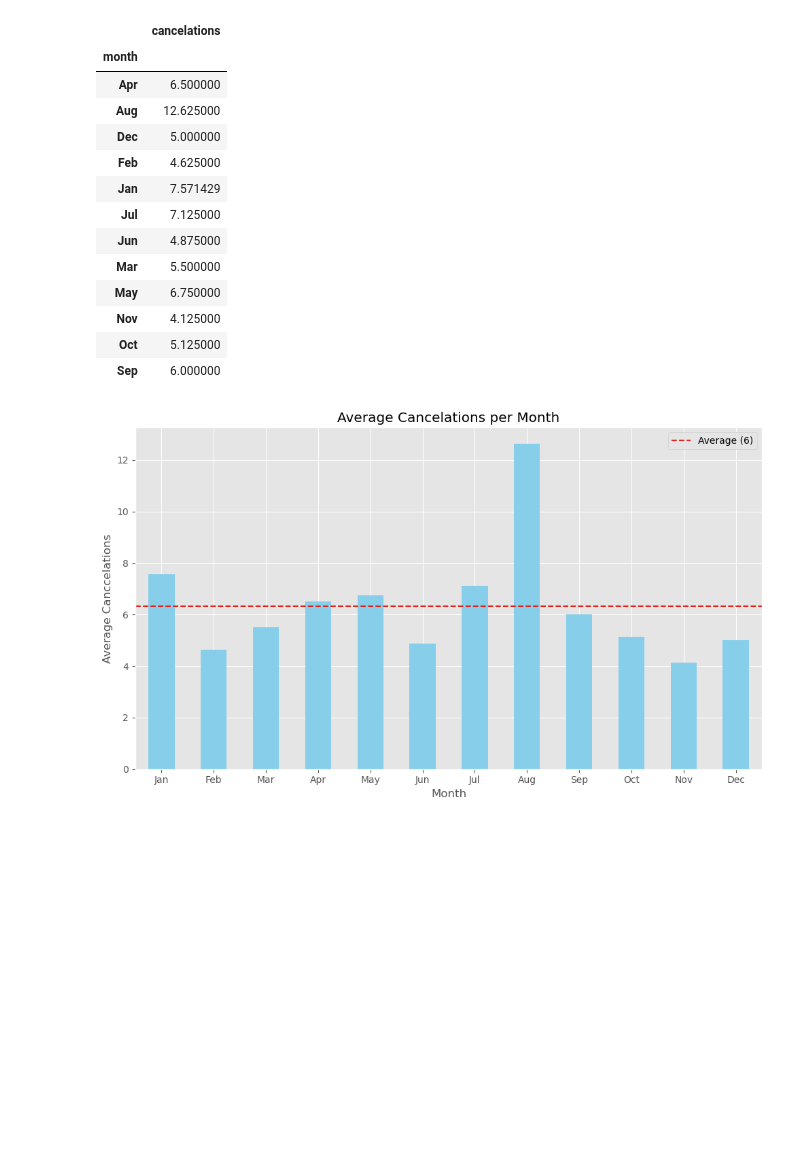
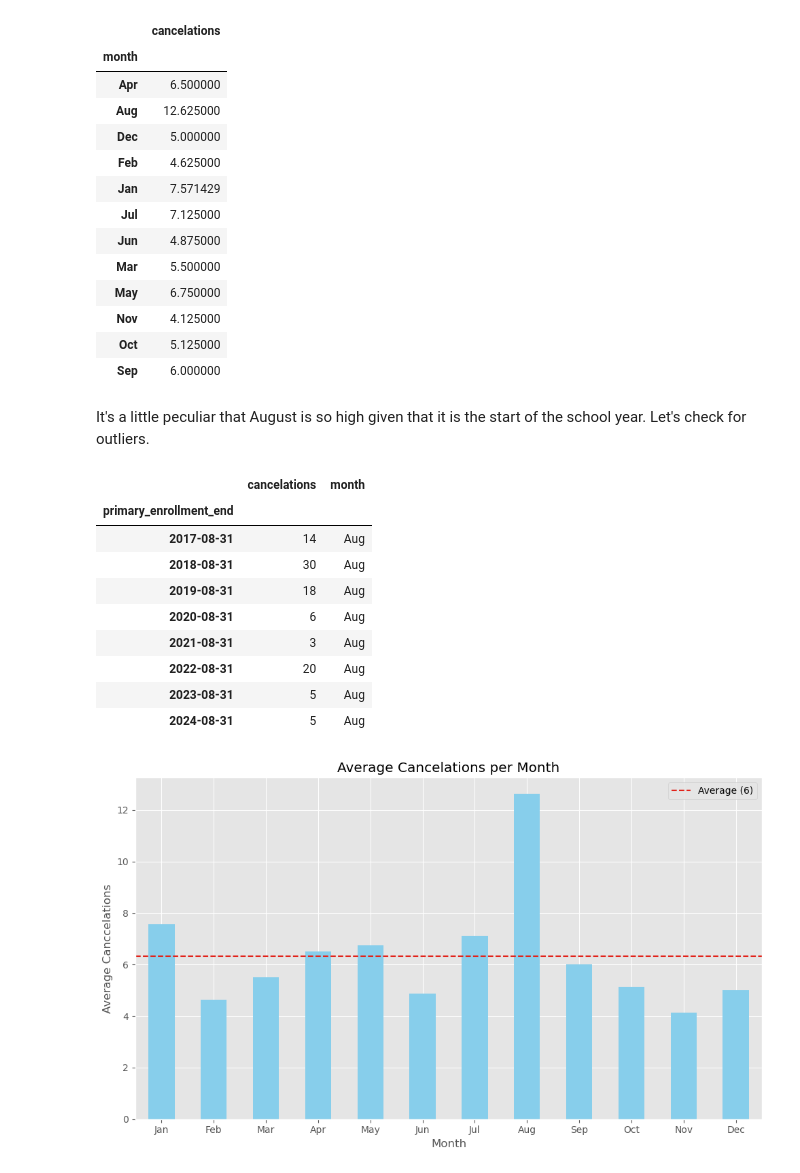
Before and after one commit to elijahlopez94/trends_in_supplemental_education_program, a Jupyter notebook: eda_notebook.ipynb, the cells around one changed output. Saved outputs shown, nothing was run; the diff lists cells and outputs as text; code cells hidden in the pictures; blank space fills up the shorter version.

```diff
--- a/eda_notebook.ipynb
+++ b/eda_notebook.ipynb
@@ -1375,6 +1377,22 @@ cancelation_mean
 | Nov | 4.125000 |
 | Oct | 5.125000 |
 | Sep | 6.000000 |
+# %% [markdown]
+It's a little peculiar that August is so high given that it is the start of the school year. Let's check for outliers.
+# %%
+# August has severl high cancelation years so we'll leave it as is
+filtered_monthly_accounts_end.loc[filtered_monthly_accounts_end['month'] == 'Aug']
+# %% [output]
+|  | cancelations | month |
+| primary_enrollment_end |  |  |
+| 2017-08-31 | 14 | Aug |
+| 2018-08-31 | 30 | Aug |
+| 2019-08-31 | 18 | Aug |
+| 2020-08-31 | 6 | Aug |
+| 2021-08-31 | 3 | Aug |
+| 2022-08-31 | 20 | Aug |
+| 2023-08-31 | 5 | Aug |
+| 2024-08-31 | 5 | Aug |
 # %%
 plot_x_per_month(
     y=cancelation_mean['cancelations'],
```
Also changed, not shown: parts of 20 cells of this notebook, 25 other files.
